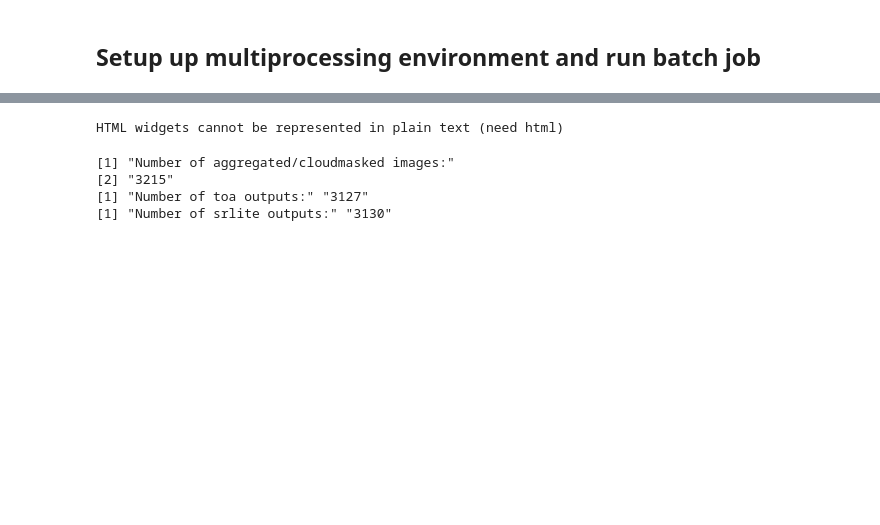
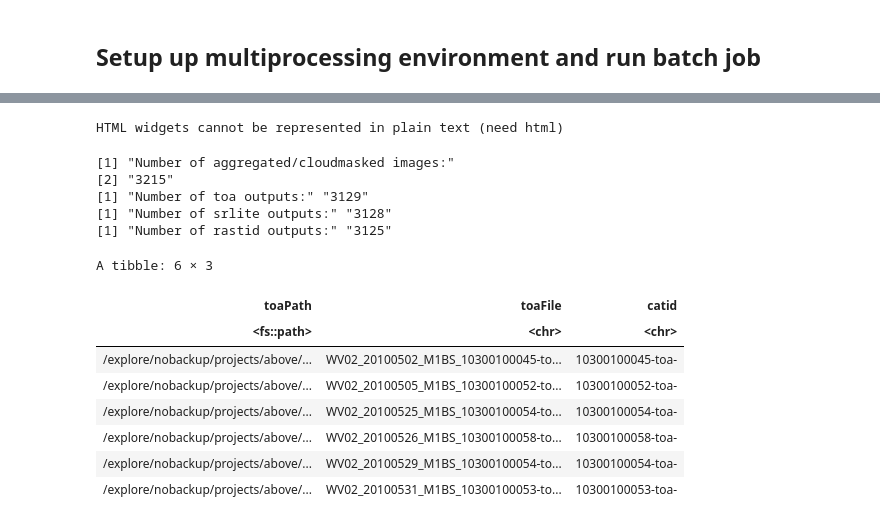
Before and after one commit to nasa-nccs-hpda/above-shrubs, a Jupyter notebook: notebooks/aggregate_and_cloudmask_workflow_R.ipynb, the cells around one changed output, grey strips where cells are left out. Cells and saved outputs as stored; diff of their text form; code cells hidden in the pictures; blank space fills up the shorter version.

```diff
--- a/notebooks/aggregate_and_cloudmask_workflow_R.ipynb
+++ b/notebooks/aggregate_and_cloudmask_workflow_R.ipynb
@@ -445,9 +351,28 @@ datatable(head(agg_list))
 print(c('Number of aggregated/cloudmasked images:', nrow(agg_list)))
 print(c('Number of toa outputs:', length(dir_ls('/explore/nobackup/projects/above/misc/ABoVE_Shrubs/toa/agg010m_cm', glob='*.tif'))))
 print(c('Number of srlite outputs:', length(dir_ls('/explore/nobackup/projects/above/misc/ABoVE_Shrubs/srlite/agg010m_cm', glob='*.tif'))))
+print(c('Number of rastid outputs:', length(dir_ls('/explore/nobackup/projects/above/misc/ABoVE_Shrubs/rastid/agg010m_cm', glob='*.tif'))))
 # %% [output]
 HTML widgets cannot be represented in plain text (need html)
 [1] "Number of aggregated/cloudmasked images:"
 [2] "3215"
-[1] "Number of toa outputs:" "3127"
-[1] "Number of srlite outputs:" "3130"
+[1] "Number of toa outputs:" "3129"
+[1] "Number of srlite outputs:" "3128"
+[1] "Number of rastid outputs:" "3125"
+# %%
+toa_agg <- tibble(toaPath = dir_ls('/explore/nobackup/projects/above/misc/ABoVE_Shrubs/toa/agg010m_cm', glob='*.tif')) %>%
+mutate(toaFile = path_file(toaPath),
+       catid = str_sub(toaFile, 20, 35))
+# dir_ls('/explore/nobackup/projects/above/misc/ABoVE_Shrubs/srlite/agg010m_cm', glob='*.tif')
+# dir_ls('/explore/nobackup/projects/above/misc/ABoVE_Shrubs/rastid/agg010m_cm', glob='*.tif')
+head(toa_agg)
+# %% [output]
+A tibble: 6 × 3
+| toaPath | toaFile | catid |
+| <fs::path> | <chr> | <chr> |
+| /explore/nobackup/projects/above/... | WV02_20100502_M1BS_10300100045-to... | 10300100045-toa- |
+| /explore/nobackup/projects/above/... | WV02_20100505_M1BS_10300100052-to... | 10300100052-toa- |
+| /explore/nobackup/projects/above/... | WV02_20100525_M1BS_10300100054-to... | 10300100054-toa- |
+| /explore/nobackup/projects/above/... | WV02_20100526_M1BS_10300100058-to... | 10300100058-toa- |
+| /explore/nobackup/projects/above/... | WV02_20100529_M1BS_10300100054-to... | 10300100054-toa- |
+| /explore/nobackup/projects/above/... | WV02_20100531_M1BS_10300100053-to... | 10300100053-toa- |
```
Also changed, not shown: parts of 18 cells of this notebook, 1 other file.
